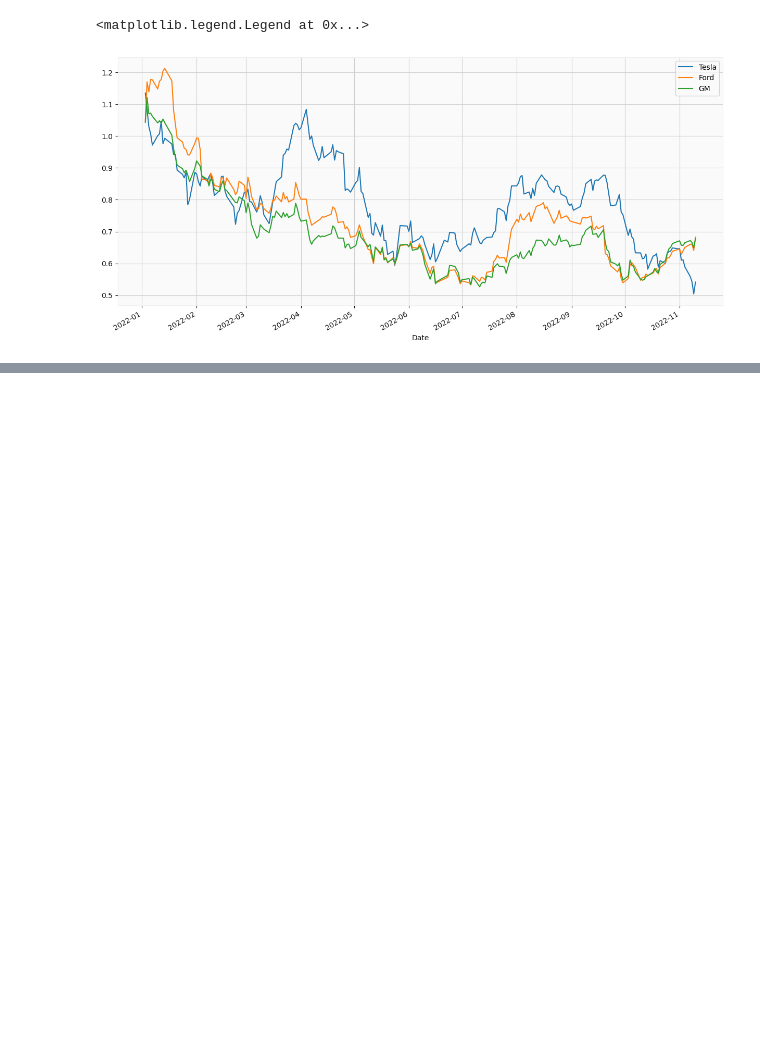
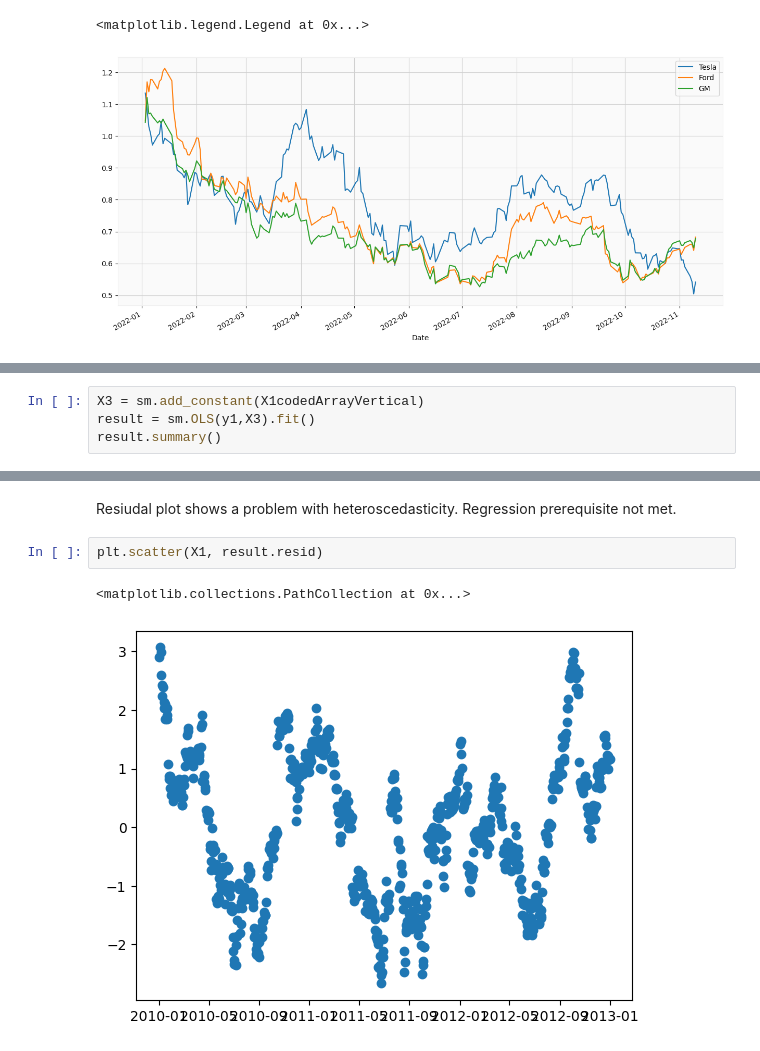
Before and after one commit to gregoja/Stock_Analysis, a Jupyter notebook: project.ipynb, the cells around one changed output, grey strips where cells are left out. Saved outputs shown, nothing was run; the diff lists cells and outputs as text; blank space fills up the shorter version.

```diff
--- a/project.ipynb
+++ b/project.ipynb
@@ -241,0 +306,4 @@ plt.legend()
+# %%
+X3 = sm.add_constant(X1codedArrayVertical)
+result = sm.OLS(y1,X3).fit()
+result.summary()
@@ -241,0 +330,7 @@ plt.legend()
+# %% [markdown]
+Resiudal plot shows a problem with heteroscedasticity. Regression prerequisite not met.
+# %%
+plt.scatter(X1, result.resid)
+# %% [output]
+<matplotlib.collections.PathCollection at 0x...>
+[figure, added]
```
Also changed, not shown: parts of 22 cells of this notebook, 1 other file.
